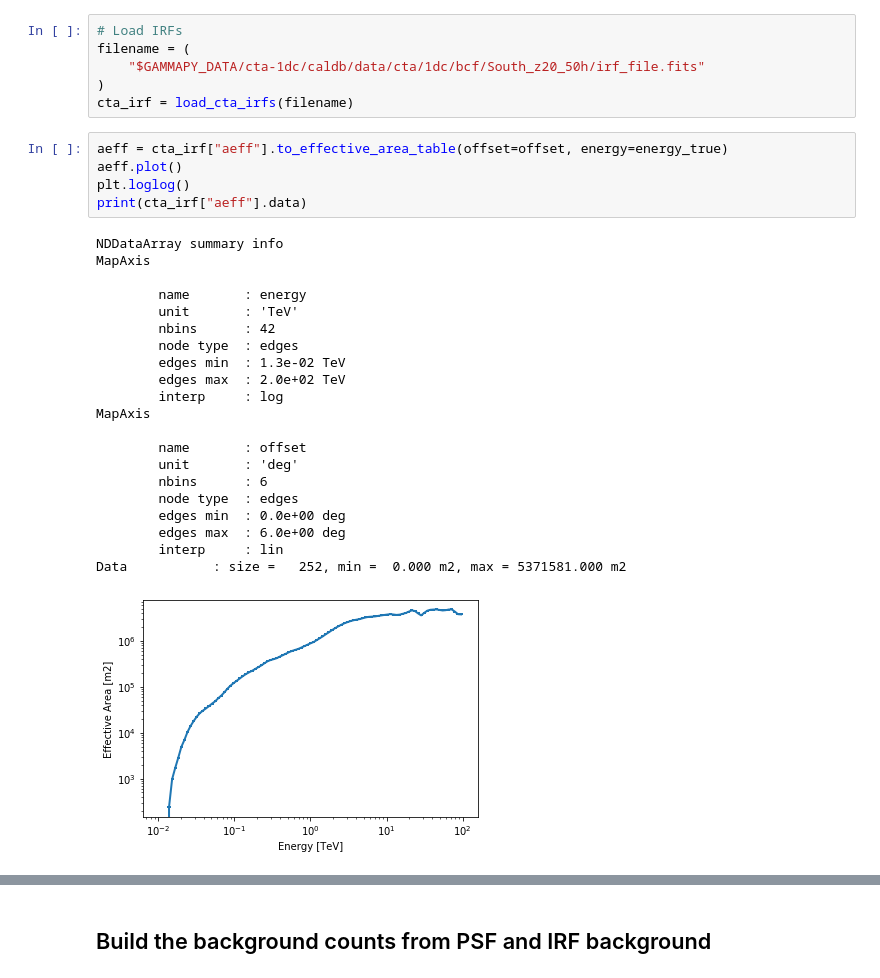
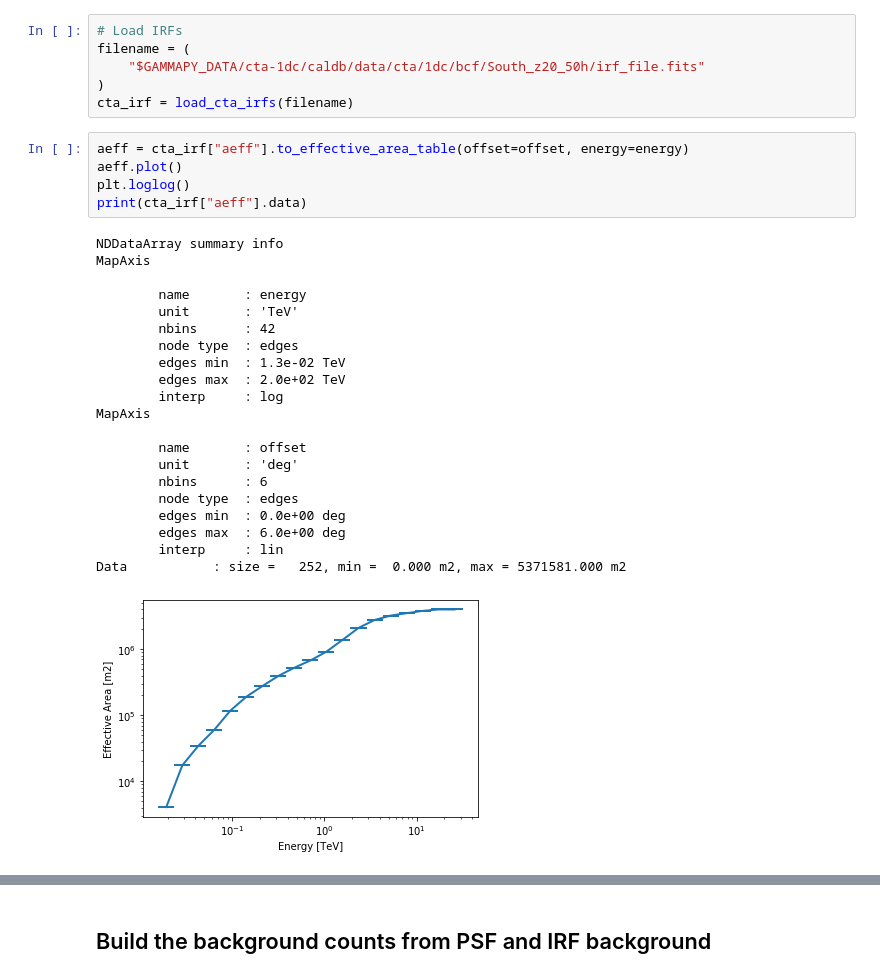
Before and after one commit to peroju/dm-gammapy, a Jupyter notebook: notebooks/DarkMatterUseCaseSigmaVEstimator.ipynb, the cells around one changed output, grey strips where cells are left out. Saved outputs shown, nothing was run; the diff lists cells and outputs as text.

```diff
--- a/notebooks/DarkMatterUseCaseSigmaVEstimator.ipynb
+++ b/notebooks/DarkMatterUseCaseSigmaVEstimator.ipynb
@@ -40,30 +40,30 @@ filename = (
 )
 cta_irf = load_cta_irfs(filename)
 # %%
-aeff = cta_irf["aeff"].to_effective_area_table(offset=offset, energy=energy_true)
+aeff = cta_irf["aeff"].to_effective_area_table(offset=offset, energy=energy)
 aeff.plot()
 plt.loglog()
 print(cta_irf["aeff"].data)
 # %% [output]
 NDDataArray summary info
 MapAxis
 
         name       : energy
         unit       : 'TeV'
         nbins      : 42
         node type  : edges
         edges min  : 1.3e-02 TeV
         edges max  : 2.0e+02 TeV
         interp     : log
 MapAxis
 
         name       : offset
         unit       : 'deg'
         nbins      : 6
         node type  : edges
         edges min  : 0.0e+00 deg
         edges max  : 6.0e+00 deg
         interp     : lin
 Data           : size =   252, min =  0.000 m2, max = 5371581.000 m2
-[figure, old version]
+[figure, new version]
 # %%
```
Also changed, not shown: parts of 14 cells of this notebook, 1 other file.
